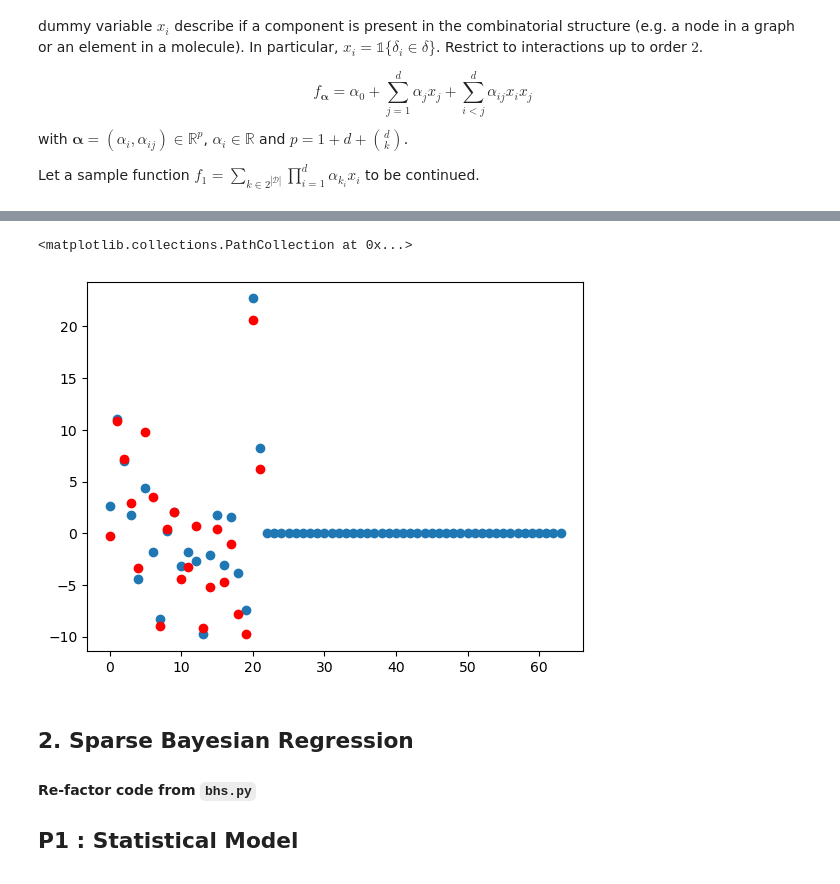
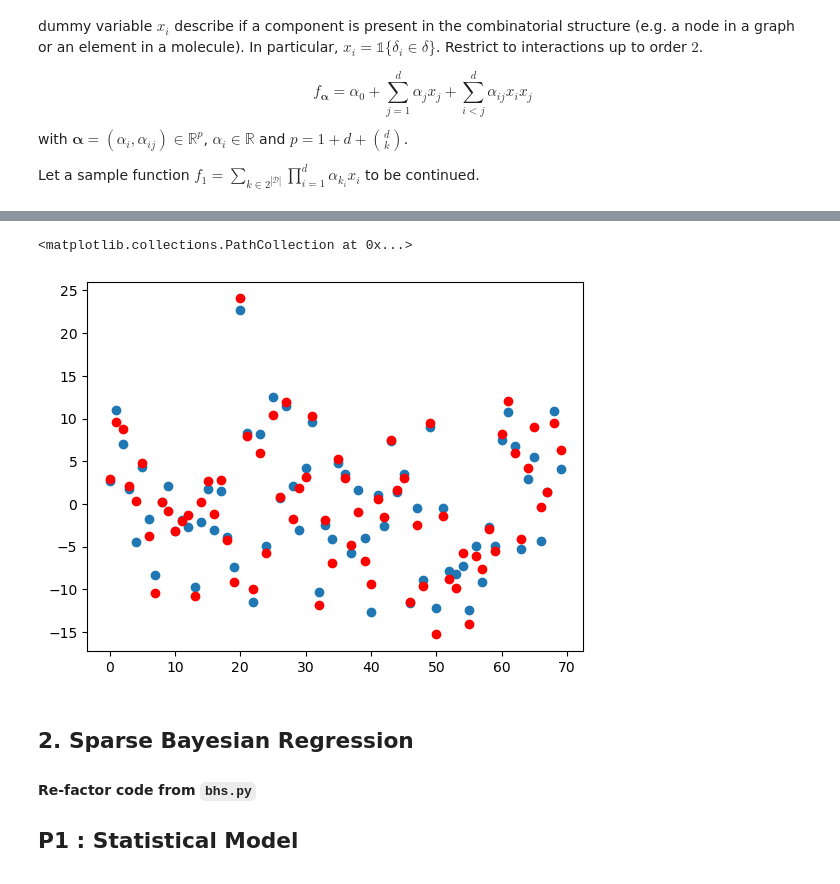
Before and after one commit to 7shoe/Combinatorial_BO, a Jupyter notebook: BOCS (2018) - Intro Script - Bayesian Optimization of Combinatorial Structures.ipynb, the cells around one changed output, grey strips where cells are left out. Drawn from its saved outputs; the diff is of its cells as text; code cells hidden in the pictures.

```diff
--- a/BOCS (2018) - Intro Script - Bayesian Optimization of Combinatorial Structures.ipynb
+++ b/BOCS (2018) - Intro Script - Bayesian Optimization of Combinatorial Structures.ipynb
@@ -123,7 +123,7 @@ def getY(X:np.array, d:int, g_dict:dict, errorFlag:bool=False, sigma:float=0.1)
     return y
 # %%
 # parameters
-n, d, k = 50, 6, 2
+n, d, k = 50, 12, 2
 
 # generate dataset
 gD, a_GT = gDict(d=d, k=k)
@@ -201,6 +213,9 @@ n = 15000
 gD, a_GT = gDict(d=d, k=k)
 
 X = getX(n=n, d=d, k=k)
+
+X = np.unique(X, axis=0)
+
 y = getY(X, d=d, g_dict=gD, errorFlag=True, sigma=0.2)
 
 # - - - - - - -
@@ -285,9 +296,9 @@ plt.scatter(range(len(alpha_prior)), alpha_prior, c='red')
 # %%
-plt.scatter(range(len(a_GT)), a_GT)
-plt.scatter(range(len(alpha_post)), alpha_post, c='red')
+plt.scatter(range(70), a_GT[:70])
+plt.scatter(range(70), alpha_post[:70], c='red')
 # %% [output]
 <matplotlib.collections.PathCollection at 0x...>
-[figure, old version]
+[figure, new version]
 # %% [markdown]
 ## 2. Sparse Bayesian Regression
 
```
Also changed, not shown: parts of 15 cells of this notebook.
